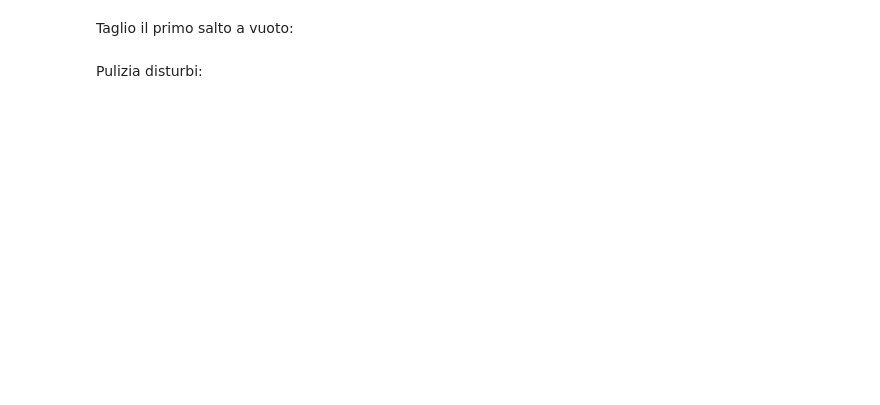
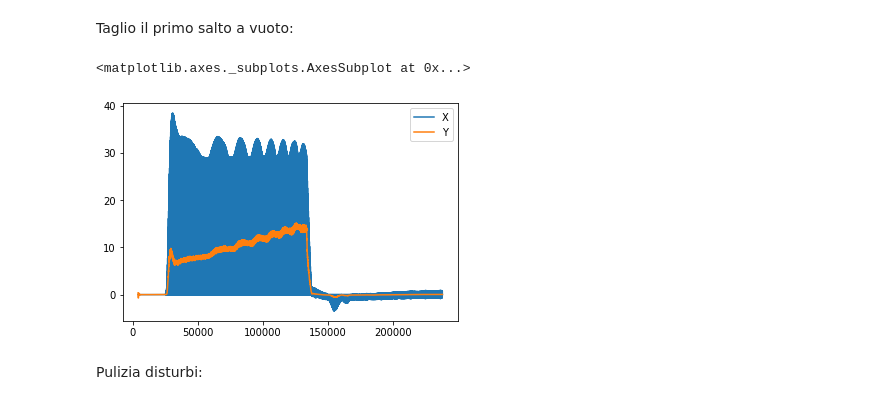
Before and after one commit to MarcoV02/bldc_project_work, a Jupyter notebook: modello_data_based.ipynb, the cells around one changed output. Saved outputs shown, nothing was run; the diff lists cells and outputs as text; code cells hidden in the pictures; blank space fills up the shorter version.

```diff
--- a/modello_data_based.ipynb
+++ b/modello_data_based.ipynb
@@ -36,7 +49,11 @@ Taglio il primo salto a vuoto:
 def cut_df(df, length):
   return df.iloc[int(length):]
 # %%
-cut_df(df, 4e3).plot()
+df_cut = cut_df(df, 4e3)
+df_cut.plot()
+# %% [output]
+<matplotlib.axes._subplots.AxesSubplot at 0x...>
+[figure, added]
 # %% [markdown]
 Pulizia disturbi:
 # %%
```
Also changed, not shown: parts of 12 cells of this notebook.
